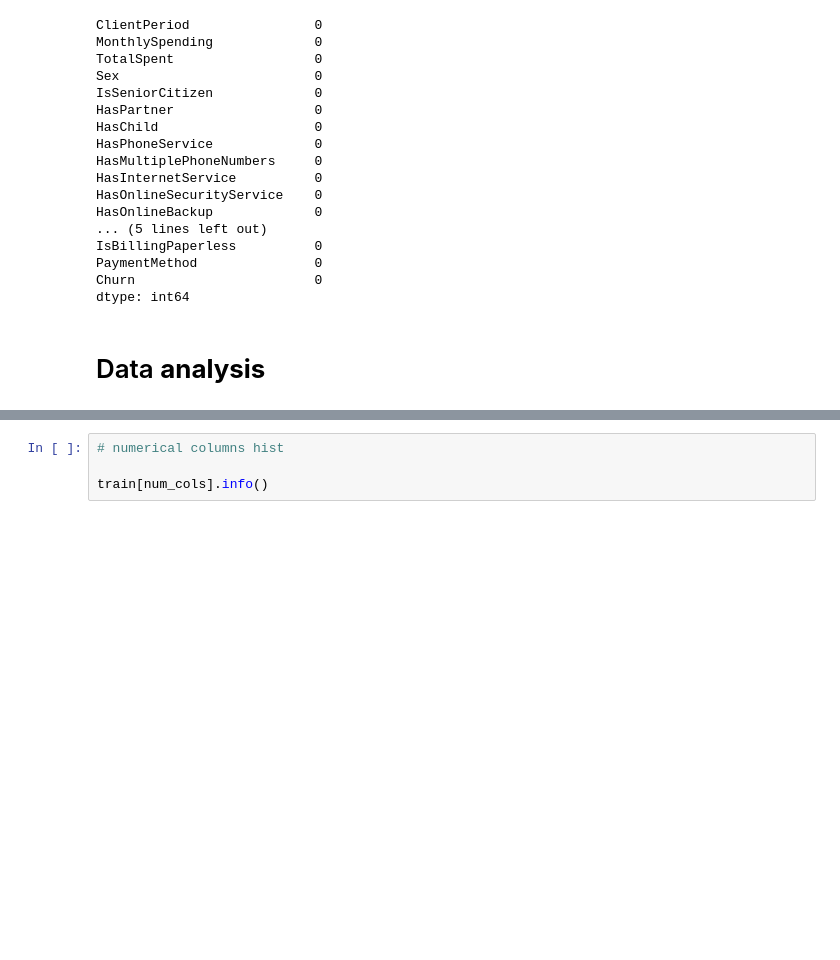
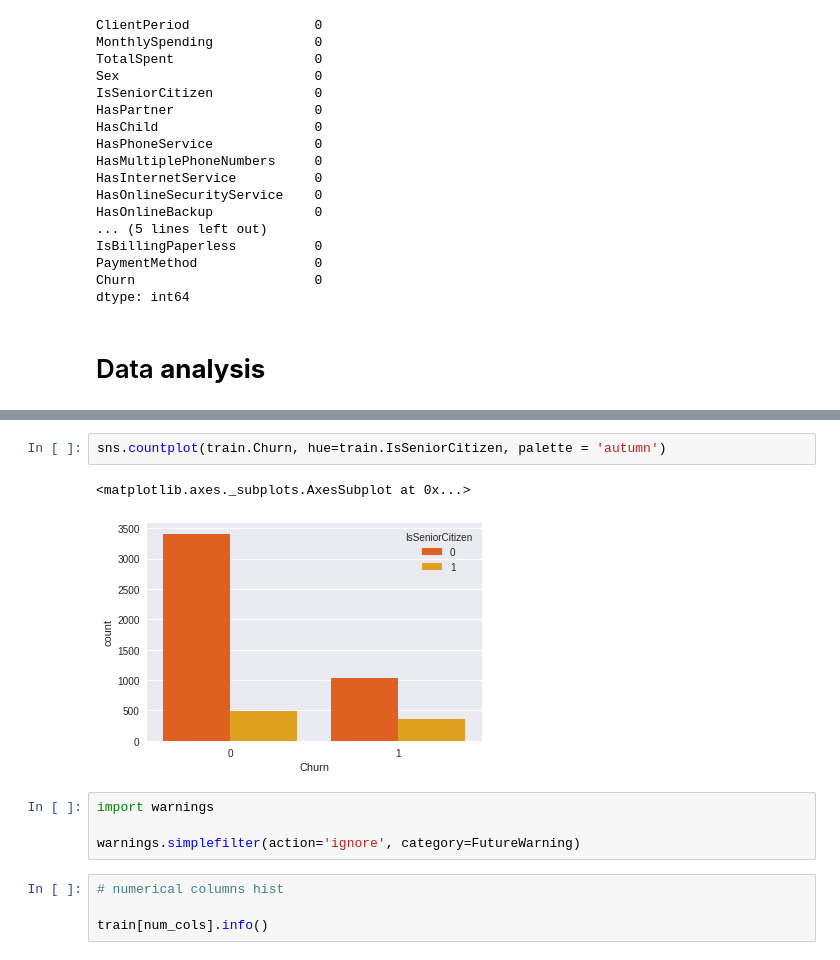
Before and after one commit to SlipShabby/DLSchool, a Jupyter notebook: DL_autumn2021/DL_intermediate/kaggle_prediction/Kaggle_prediction.ipynb, the cells around one changed output, grey strips where cells are left out. Cells and saved outputs as stored; diff of their text form; blank space fills up the shorter version.

```diff
--- a/DL_autumn2021/DL_intermediate/kaggle_prediction/Kaggle_prediction.ipynb
+++ b/DL_autumn2021/DL_intermediate/kaggle_prediction/Kaggle_prediction.ipynb
@@ -133,3 +146,12 @@ dtype: int64
+# %%
+sns.countplot(train.Churn, hue=train.IsSeniorCitizen, palette = 'autumn')
+# %% [output]
+<matplotlib.axes._subplots.AxesSubplot at 0x...>
+[figure, added]
+# %%
+import warnings
+
+warnings.simplefilter(action='ignore', category=FutureWarning)
 # %%
 # numerical columns hist
 
```
Also changed, not shown: parts of 10 cells of this notebook.
